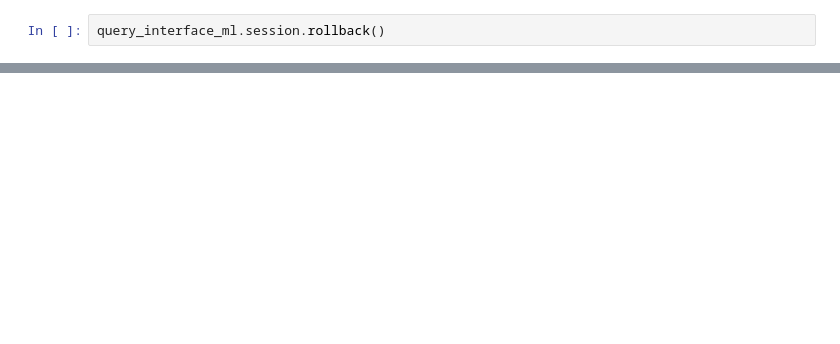
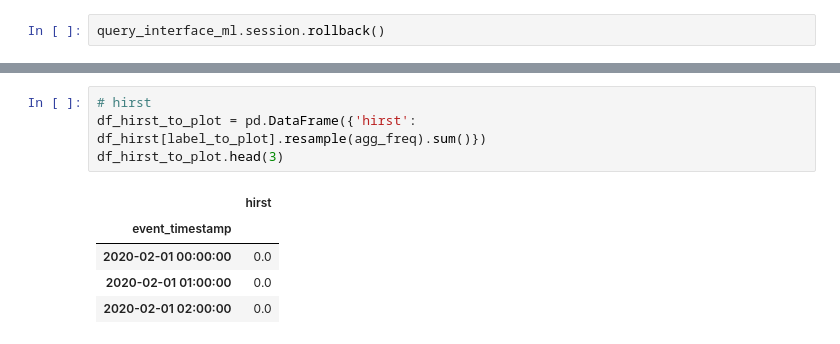
Before and after one commit to MeteoSwiss/swisspollen-training, a Jupyter notebook: training.ipynb, the cells around one changed output, grey strips where cells are left out. Drawn from its saved outputs; the diff is of its cells as text; blank space fills up the shorter version.

```diff
--- a/training.ipynb
+++ b/training.ipynb
@@ -1083,0 +1113,10 @@ ex.line(
+# %%
+# hirst
+df_hirst_to_plot = pd.DataFrame({'hirst': df_hirst[label_to_plot].resample(agg_freq).sum()})
+df_hirst_to_plot.head(3)
+# %% [output]
+|  | hirst |
+| event_timestamp |  |
+| 2020-02-01 00:00:00 | 0.0 |
+| 2020-02-01 01:00:00 | 0.0 |
+| 2020-02-01 02:00:00 | 0.0 |
```
Also changed, not shown: parts of 65 cells of this notebook, 3 other files.
